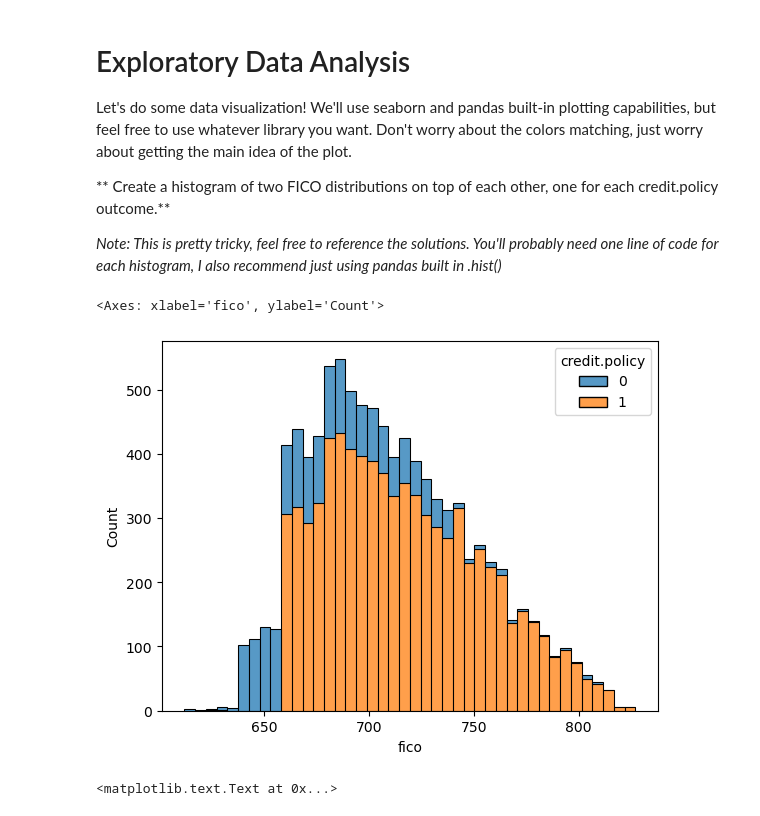
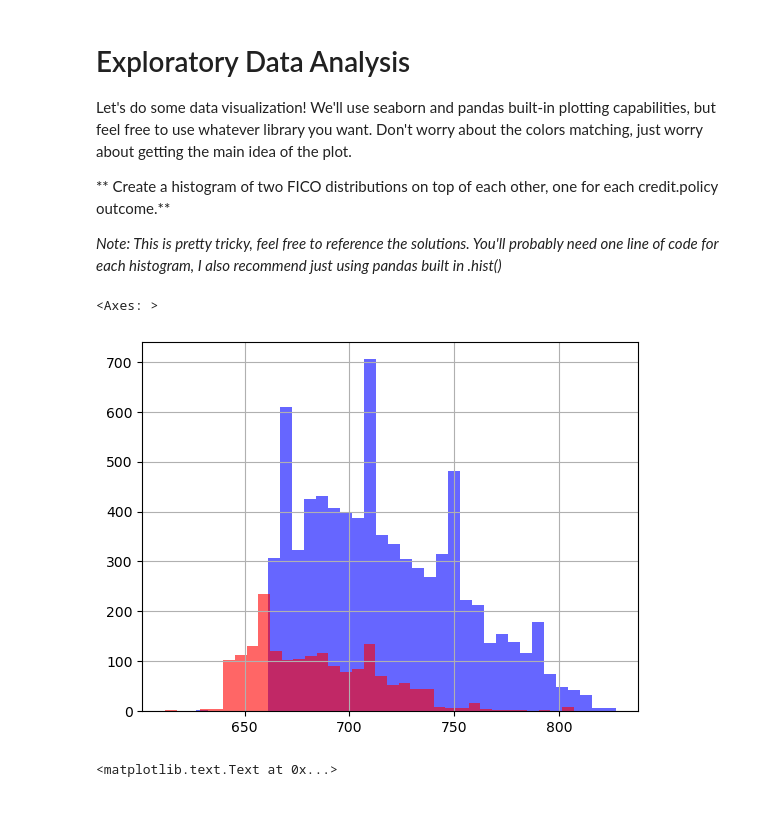
Before and after one commit to bttodd11/Python_DataScience, a Jupyter notebook: Section-19-Decision Trees and Random Forrests/02-Decision Trees and Random Forest Project.ipynb, the cells around one changed output. Drawn from its saved outputs; the diff is of its cells as text; code cells hidden in the pictures.

```diff
--- a/Section-19-Decision Trees and Random Forrests/02-Decision Trees and Random Forest Project.ipynb
+++ b/Section-19-Decision Trees and Random Forrests/02-Decision Trees and Random Forest Project.ipynb
@@ -132,11 +134,14 @@ Let's do some data visualization! We'll use seaborn and pandas built-in plotting
 ** Create a histogram of two FICO distributions on top of each other, one for each credit.policy outcome.**
 
 *Note: This is pretty tricky, feel free to reference the solutions. You'll probably need one line of code for each histogram, I also recommend just using pandas built in .hist()*
-# %%
-sns.histplot(data = ld, x = 'fico', hue="credit.policy", multiple='stack')
-# %% [output]
-<Axes: xlabel='fico', ylabel='Count'>
-[figure, removed]
+# %%
+ld[ld['credit.policy'] == 1]['fico'].hist(bins=35, color='blue', label='Credit Policy = 1', alpha=.6)
+ld[ld['credit.policy'] == 0]['fico'].hist(bins=35, color='red', label='Credit Policy = 0', alpha=.6)
+
+# sns.histplot(data = ld, x = 'fico', hue="credit.policy", multiple='stack')
+# %% [output]
+<Axes: >
+[figure, added]
 # %%
 # %% [output]
 <matplotlib.text.Text at 0x...>
```
Also changed, not shown: parts of 19 cells of this notebook, 2 other files.
